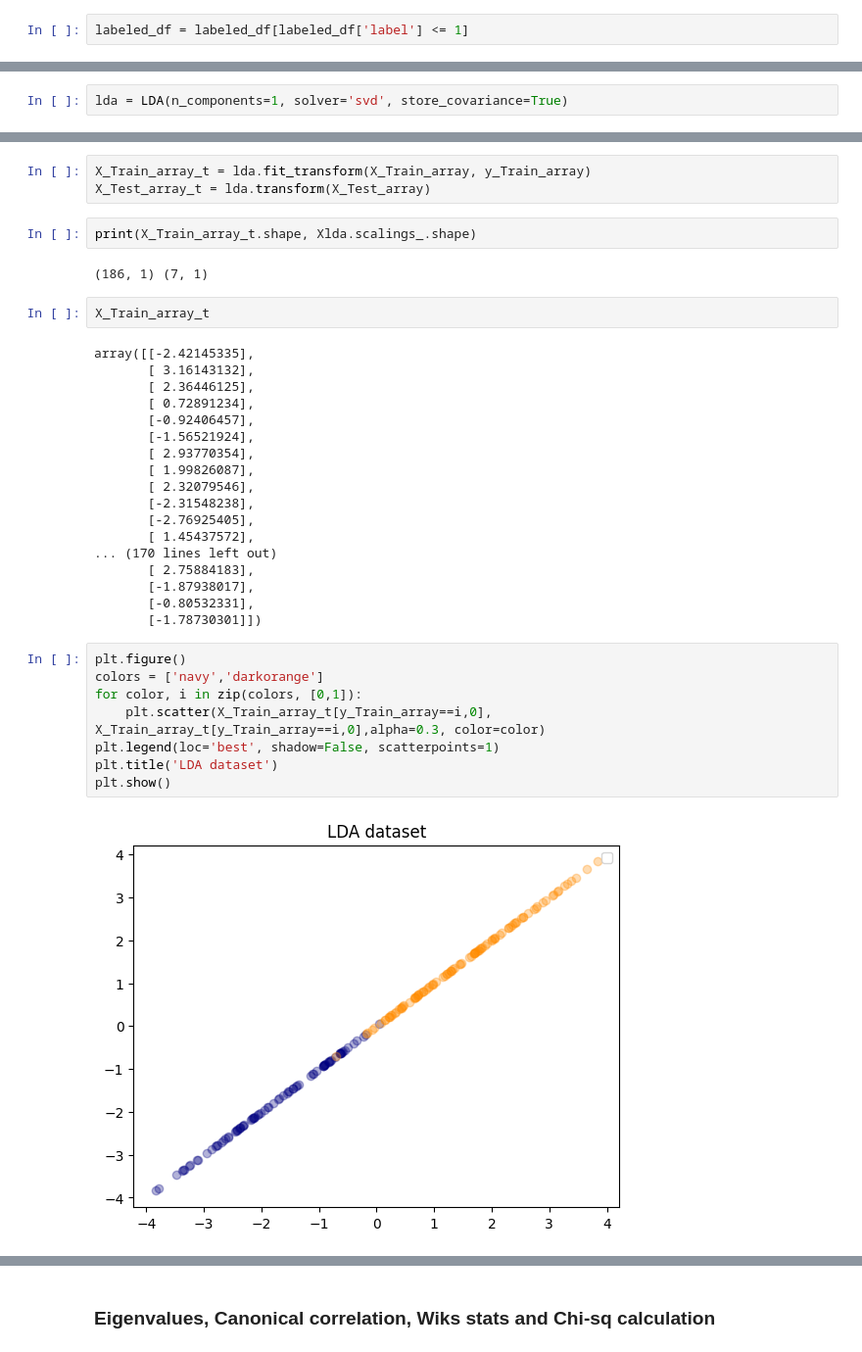
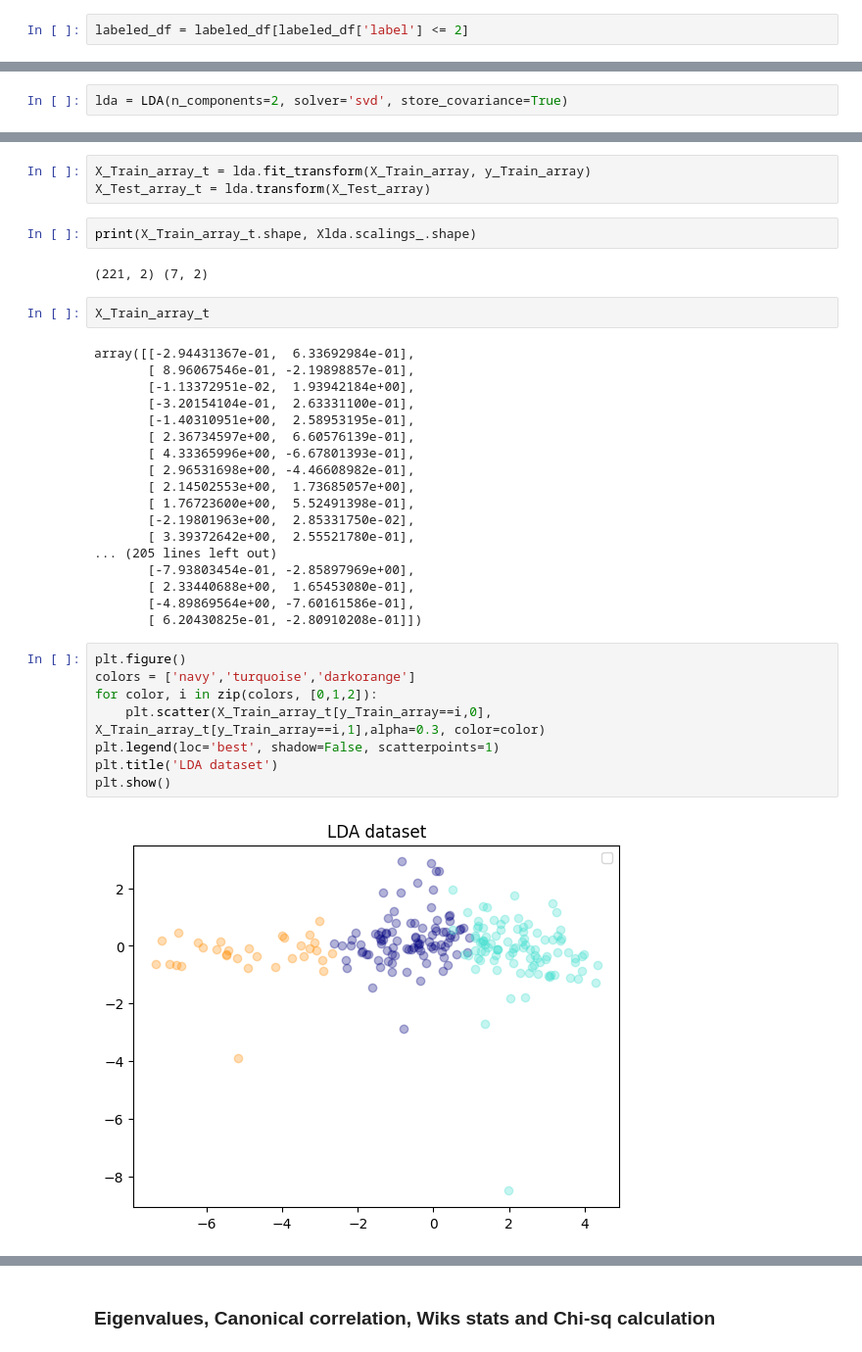
Before and after one commit to Takosaga/spring_24, a Jupyter notebook: data_mining/lab4/lab4.ipynb, the cells around one changed output, grey strips where cells are left out. Shown at 98% size. Drawn from its saved outputs; the diff is of its cells as text.

```diff
--- a/data_mining/lab4/lab4.ipynb
+++ b/data_mining/lab4/lab4.ipynb
@@ -73,7 +73,7 @@ Name: count, dtype: int64
 # %%
 labeled_df.rename(columns={'labels_4_clusters': 'label'}, inplace=True)
 # %%
-labeled_df = labeled_df[labeled_df['label'] <= 1]
+labeled_df = labeled_df[labeled_df['label'] <= 2]
 # %%
 labeled_df['label'].value_counts()
 # %% [output]
@@ -177,7 +184,7 @@ X_Test_array = np.array(X_Test.values)
 y_Train_array = np.array(y_Train.values)
 y_Test_array = np.array(y_Test.values)
 # %%
-lda = LDA(n_components=1, solver='svd', store_covariance=True)
+lda = LDA(n_components=2, solver='svd', store_covariance=True)
 # %%
 Xlda=lda.fit(X_Train_array, y_Train_array)
 # %%
@@ -212,37 +219,37 @@ X_Test_array_t = lda.transform(X_Test_array)
 # %%
 print(X_Train_array_t.shape, Xlda.scalings_.shape)
 # %% [output]
-(186, 1) (7, 1)
+(221, 2) (7, 2)
 # %%
 X_Train_array_t
 # %% [output]
-array([[-2.42145335],
-       [ 3.16143132],
-       [ 2.36446125],
-       [ 0.72891234],
-       [-0.92406457],
-       [-1.56521924],
-       [ 2.93770354],
-       [ 1.99826087],
-       [ 2.32079546],
-       [-2.31548238],
-       [-2.76925405],
-       [ 1.45437572],
-... (170 lines left out)
-       [ 2.75884183],
-       [-1.87938017],
-       [-0.80532331],
-       [-1.78730301]])
+array([[-2.94431367e-01,  6.33692984e-01],
+       [ 8.96067546e-01, -2.19898857e-01],
+       [-1.13372951e-02,  1.93942184e+00],
+       [-3.20154104e-01,  2.63331100e-01],
+       [-1.40310951e+00,  2.58953195e-01],
+       [ 2.36734597e+00,  6.60576139e-01],
+       [ 4.33365996e+00, -6.67801393e-01],
+       [ 2.96531698e+00, -4.46608982e-01],
+       [ 2.14502553e+00,  1.73685057e+00],
+       [ 1.76723600e+00,  5.52491398e-01],
+       [-2.19801963e+00,  2.85331750e-02],
+       [ 3.39372642e+00,  2.55521780e-01],
+... (205 lines left out)
+       [-7.93803454e-01, -2.85897969e+00],
+       [ 2.33440688e+00,  1.65453080e-01],
+       [-4.89869564e+00, -7.60161586e-01],
+       [ 6.20430825e-01, -2.80910208e-01]])
 # %%
 plt.figure()
-colors = ['navy','darkorange']
-for color, i in zip(colors, [0,1]):
-    plt.scatter(X_Train_array_t[y_Train_array==i,0], X_Train_array_t[y_Train_array==i,0],alpha=0.3, color=color)
+colors = ['navy','turquoise','darkorange']
+for color, i in zip(colors, [0,1,2]):
+    plt.scatter(X_Train_array_t[y_Train_array==i,0], X_Train_array_t[y_Train_array==i,1],alpha=0.3, color=color)
 plt.legend(loc='best', shadow=False, scatterpoints=1)
 plt.title('LDA dataset')
 plt.show()
 # %% [output]
-[figure, old version]
+[figure, new version]
 # %%
 n=len(np.unique(y_Train_array))
 for i in range(0,n):
```
Also changed, not shown: parts of 38 cells of this notebook.
